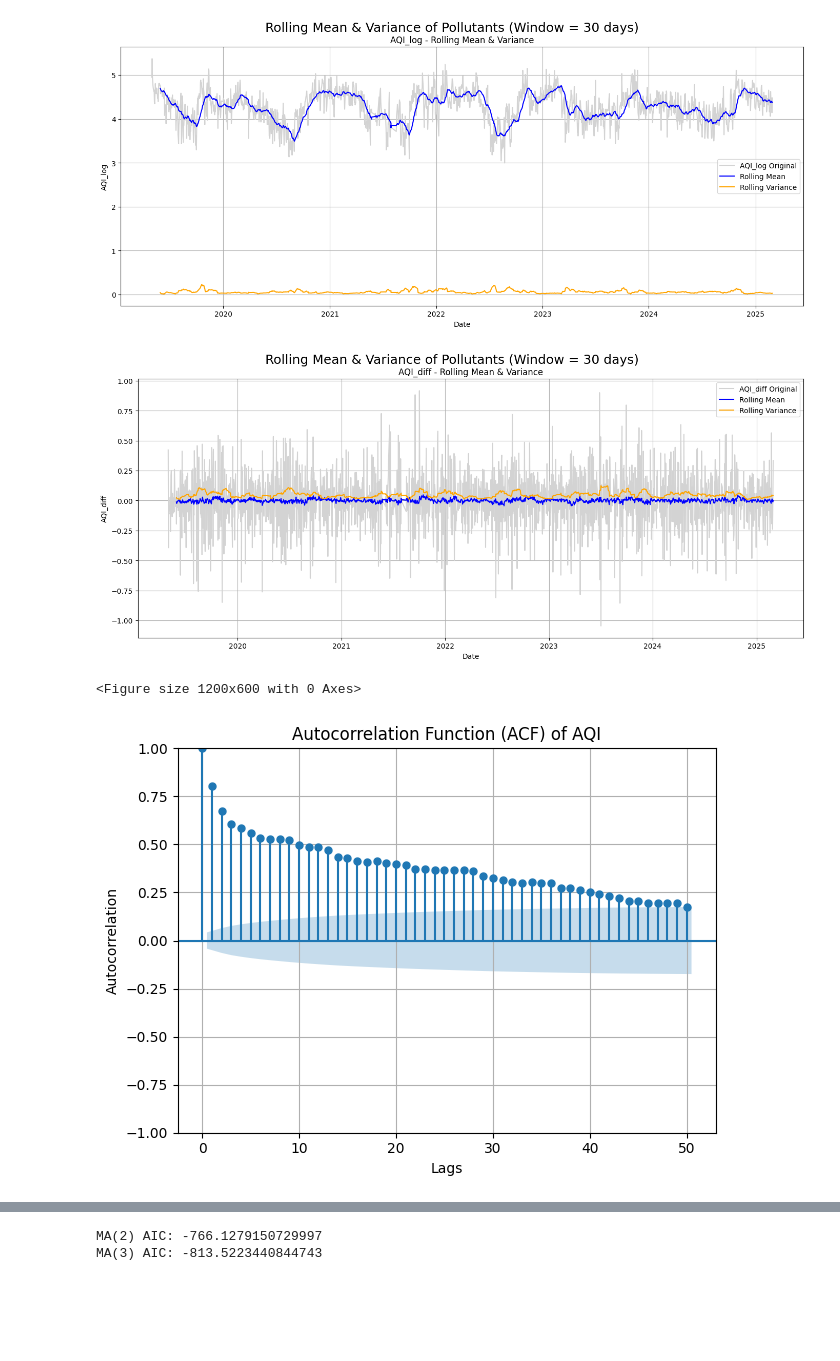
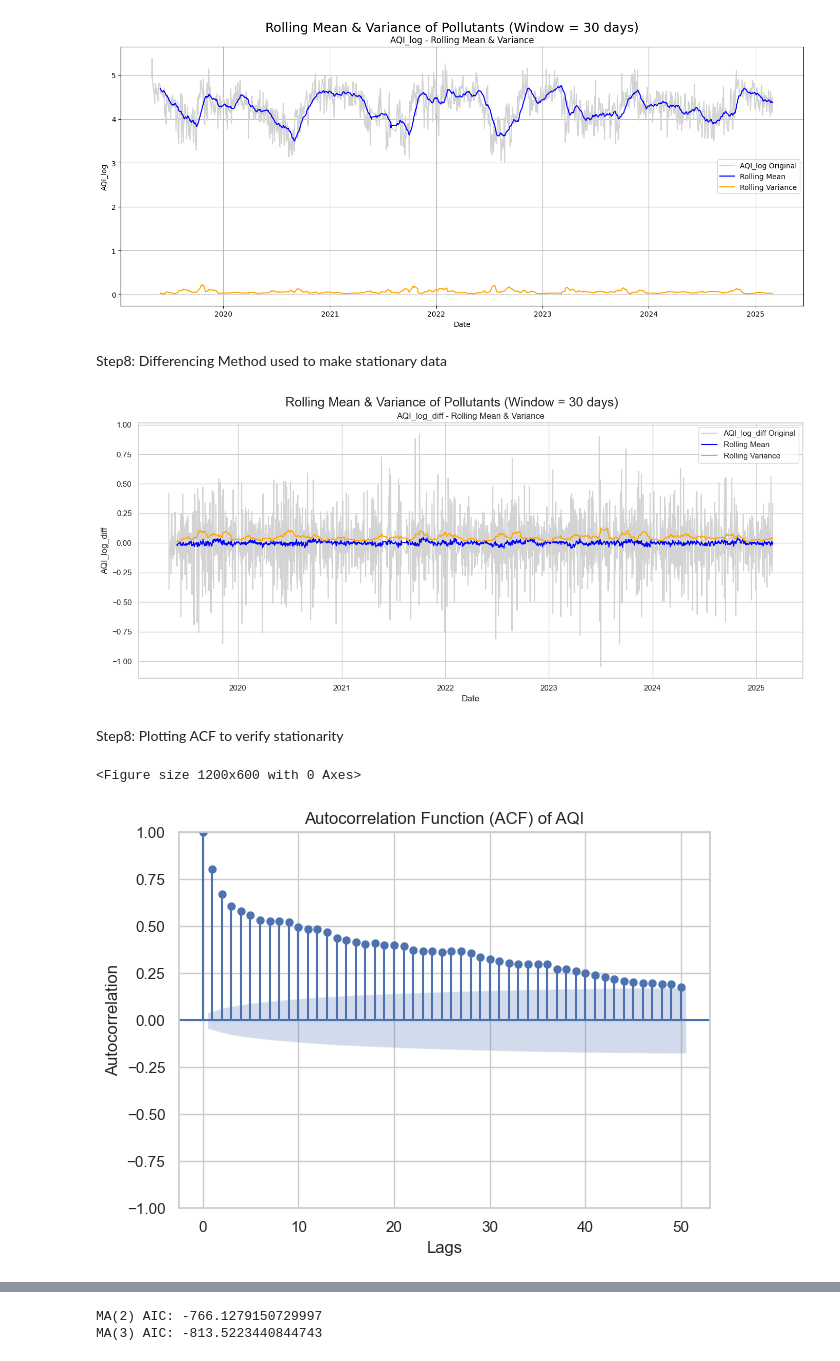
Before and after one commit to Krishil-Jayswal/AQI-Predicter, a Jupyter notebook: 3. TSA/analysis.ipynb, the cells around one changed output, grey strips where cells are left out. Saved outputs shown, nothing was run; the diff lists cells and outputs as text; code cells hidden in the pictures; blank space fills up the shorter version.

```diff
--- a/3. TSA/analysis.ipynb
+++ b/3. TSA/analysis.ipynb
@@ -218,17 +195,20 @@ plt.suptitle('Rolling Mean & Variance of Pollutants (Window = 30 days)', fontsiz
 plt.show()
 # %% [output]
 [figure]
+# %% [markdown]
+Step8: Differencing Method used to make stationary data
 # %%
-df['AQI_diff'] = df['AQI_log'].diff()
+df['AQI_log_diff'] = df['AQI_log'].diff()
+# Plotting mean and variance of AQI log difference
 window = 30  # rolling window size in days
 
 plt.figure(figsize=(14, 6))
-plt.plot(df['AQI_diff'], label=f'{'AQI_diff'} Original', color='lightgray')
-plt.plot(df['AQI_diff'].rolling(window).mean(), label='Rolling Mean', color='blue')
-plt.plot(df['AQI_diff'].rolling(window).var(), label='Rolling Variance', color='orange')
-plt.title(f'{'AQI_diff'} - Rolling Mean & Variance')
+plt.plot(df['AQI_log_diff'], label=f'{'AQI_log_diff'} Original', color='lightgray')
+plt.plot(df['AQI_log_diff'].rolling(window).mean(), label='Rolling Mean', color='blue')
+plt.plot(df['AQI_log_diff'].rolling(window).var(), label='Rolling Variance', color='orange')
+plt.title(f'{'AQI_log_diff'} - Rolling Mean & Variance')
 plt.xlabel('Date')
-plt.ylabel('AQI_diff')
+plt.ylabel('AQI_log_diff')
 plt.legend()
 plt.grid(True)
 plt.tight_layout()
@@ -236,23 +216,20 @@ plt.tight_layout()
 plt.suptitle('Rolling Mean & Variance of Pollutants (Window = 30 days)', fontsize=18, y=1.02)
 plt.show()
 # %% [output]
-[figure, old version]
+[figure, new version]
+# %% [markdown]
+Step8: Plotting ACF to verify stationarity
 # %%
-from statsmodels.graphics.tsaplots import plot_acf
-
-# Drop NaN introduced by differencing
-aqi_diff = df['AQI'].dropna()
-
-# ACF Plot
+# ACF Plot of original AQI
 plt.figure(figsize=(12, 6))
-plot_acf(aqi_diff, lags=50, alpha=0.05)
+plot_acf(aqi, lags=50, alpha=0.05)
 plt.title('Autocorrelation Function (ACF) of AQI')
 plt.xlabel('Lags')
 plt.ylabel('Autocorrelation')
 plt.grid(True)
 plt.tight_layout()
 plt.show()
 # %% [output]
 <Figure size 1200x600 with 0 Axes>
-[figure, old version]
+[figure, new version]
 # %%
```
Also changed, not shown: parts of 29 cells of this notebook, 1 other file.
